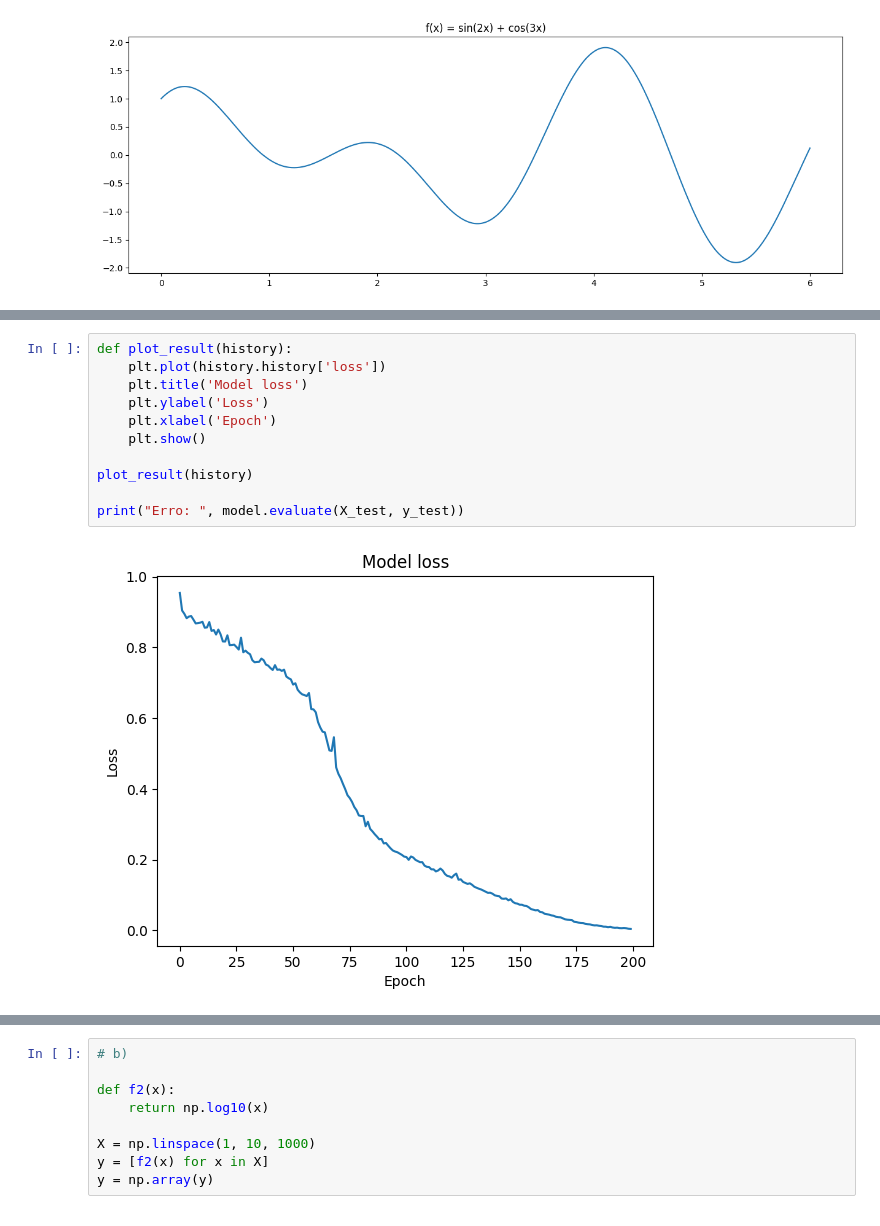
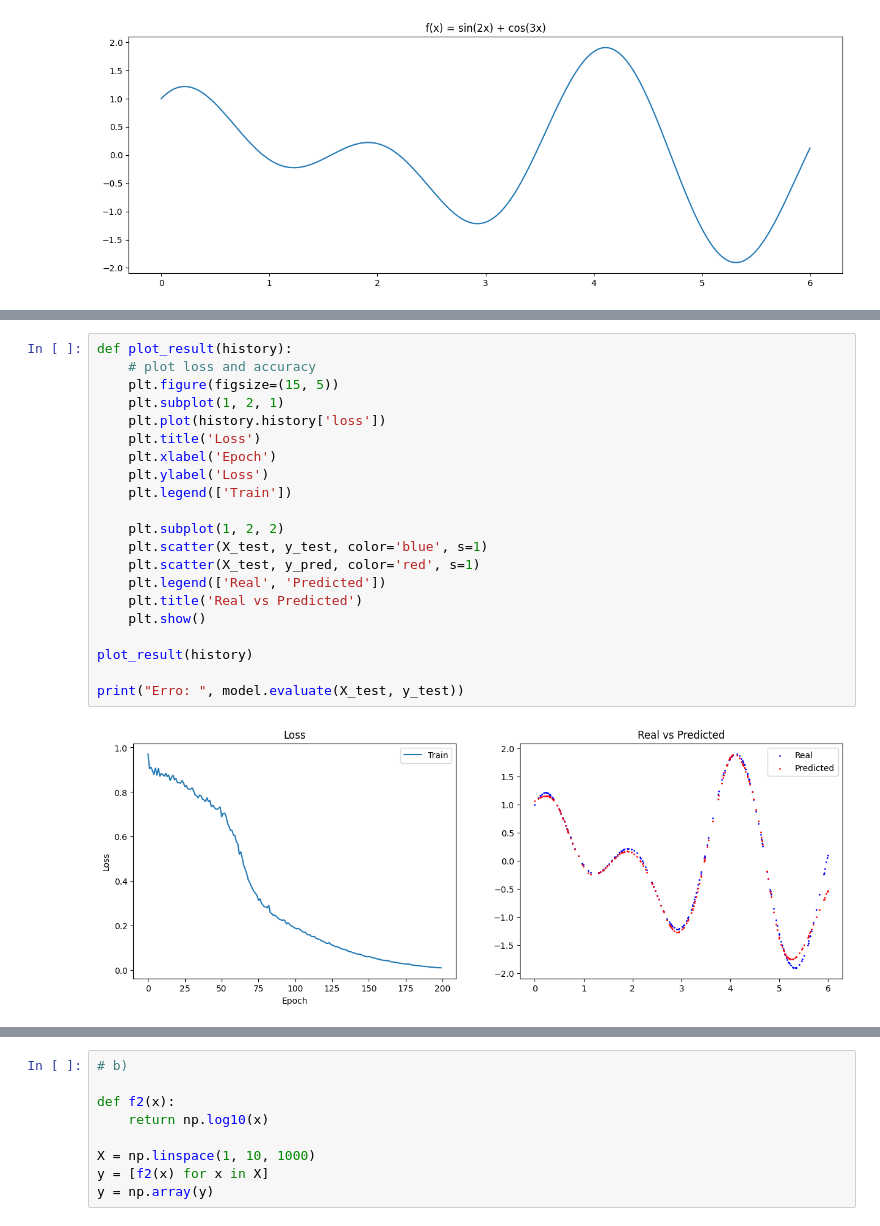
Before and after one commit to mariabandeira/DeepLearning, a Jupyter notebook: Lista_de_Exercicios_1_DL.ipynb, the cells around one changed output, grey strips where cells are left out. Cells and saved outputs as stored; diff of their text form.

```diff
--- a/Lista_de_Exercicios_1_DL.ipynb
+++ b/Lista_de_Exercicios_1_DL.ipynb
@@ -95,13 +95,23 @@ y_pred = model.predict(X_test)
 # %%
 def plot_result(history):
+    # plot loss and accuracy
+    plt.figure(figsize=(15, 5))
+    plt.subplot(1, 2, 1)
     plt.plot(history.history['loss'])
-    plt.title('Model loss')
+    plt.title('Loss')
+    plt.xlabel('Epoch')
     plt.ylabel('Loss')
-    plt.xlabel('Epoch')
+    plt.legend(['Train'])
+
+    plt.subplot(1, 2, 2)
+    plt.scatter(X_test, y_test, color='blue', s=1)
+    plt.scatter(X_test, y_pred, color='red', s=1)
+    plt.legend(['Real', 'Predicted'])
+    plt.title('Real vs Predicted')
     plt.show()
 
 plot_result(history)
 
 print("Erro: ", model.evaluate(X_test, y_test))
 # %% [output]
-[figure, old version]
+[figure, new version]
```
Also changed, not shown: parts of 53 cells of this notebook.
